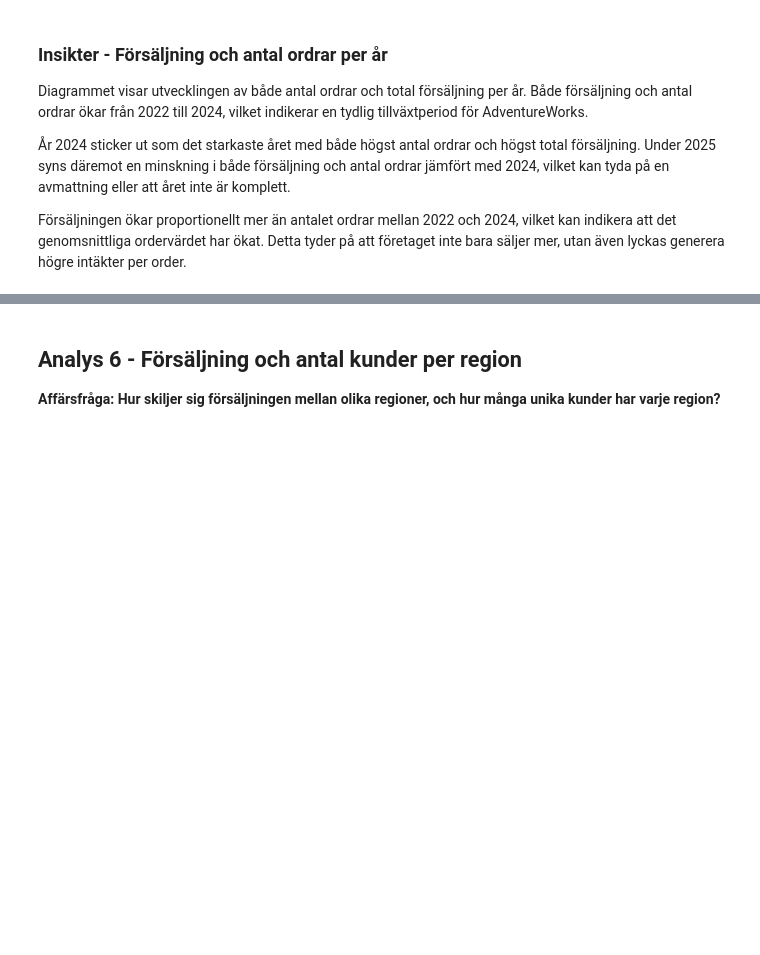
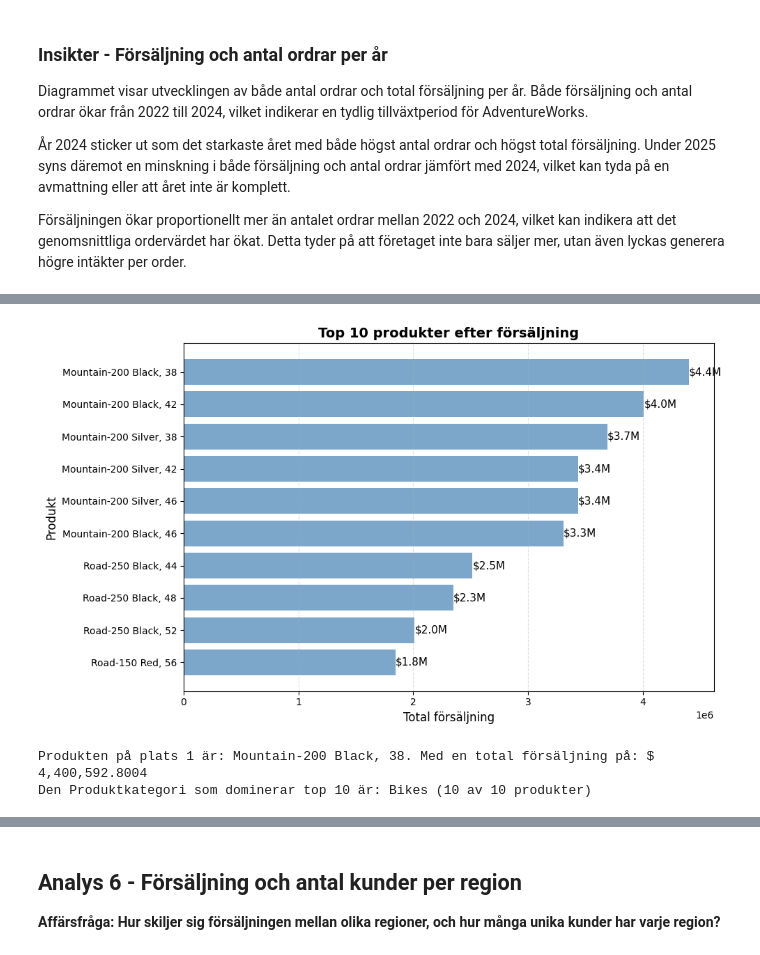
Before and after one commit to Shara-Hysen/adventureworks-sales-analysis-assignment, a Jupyter notebook: analysis.ipynb, the cells around one changed output, grey strips where cells are left out. Drawn from its saved outputs; the diff is of its cells as text; code cells hidden in the pictures; blank space fills up the shorter version.

```diff
--- a/analysis.ipynb
+++ b/analysis.ipynb
@@ -315,4 +324,50 @@ order.
 # %%
-# Kod
+query_vis5 = """
+SELECT
+    TOP 10
+    p.Name AS ProductName,
+    SUM(sod.LineTotal) AS TotalSales,
+    pc.Name AS CategoryName
+FROM Production.Product p
+INNER JOIN Sales.SalesOrderDetail sod ON p.ProductID = sod.ProductID
+INNER JOIN Production.ProductSubcategory ps ON p.ProductSubcategoryID = ps.ProductSubcategoryID
+INNER JOIN Production.ProductCategory pc ON ps.ProductCategoryID = pc.ProductCategoryID
+GROUP BY p.ProductID, p.Name, pc.Name
+ORDER BY TotalSales DESC
+"""
+
+df_vis5 = query_df(query_vis5)
+
+
+fig, ax = plt.subplots(figsize=(10,6))
+bars = ax.barh(df_vis5['ProductName'][::-1], df_vis5['TotalSales'][::-1], color='steelblue', alpha=0.7)
+
+for bar in bars:
+    width = bar.get_width()
+    ax.text(
+        width +1,
+        bar.get_y() + bar.get_height()/2,
+        f'${width/1_000_000:.1f}M',
+        va = 'center',
+        ha = 'left',
+        fontsize=11
+    )
+
+ax.set_title('Top 10 produkter efter försäljning', fontsize=14, fontweight='bold')
+ax.set_xlabel('Total försäljning',fontsize=12)
+ax.set_ylabel('Produkt', fontsize=12 )
+ax.grid(axis='x',linestyle='--', alpha=0.4)
+plt.tight_layout()
+plt.show()
+
+dominant_category = df_vis5['CategoryName'].value_counts().idxmax()
+count = df_vis5['CategoryName'].value_counts().max()
+
+print(f"Produkten på plats 1 är: {df_vis5.iloc[0]['ProductName']}. Med en total försäljning på: $ {df_vis5.iloc[0]['TotalSales']:,}")
+print(f'Den Produktkategori som dominerar top 10 är: {dominant_category} ({count} av 10 produkter)')
+# %% [output]
+[figure, added]
+Produkten på plats 1 är: Mountain-200 Black, 38. Med en total försäljning på: $ 4,400,592.8004
+Den Produktkategori som dominerar top 10 är: Bikes (10 av 10 produkter)
 # %% [markdown]
 ### Insikter - Top 10 produkter
```
Also changed, not shown: parts of 2 cells of this notebook, 1 other file.
